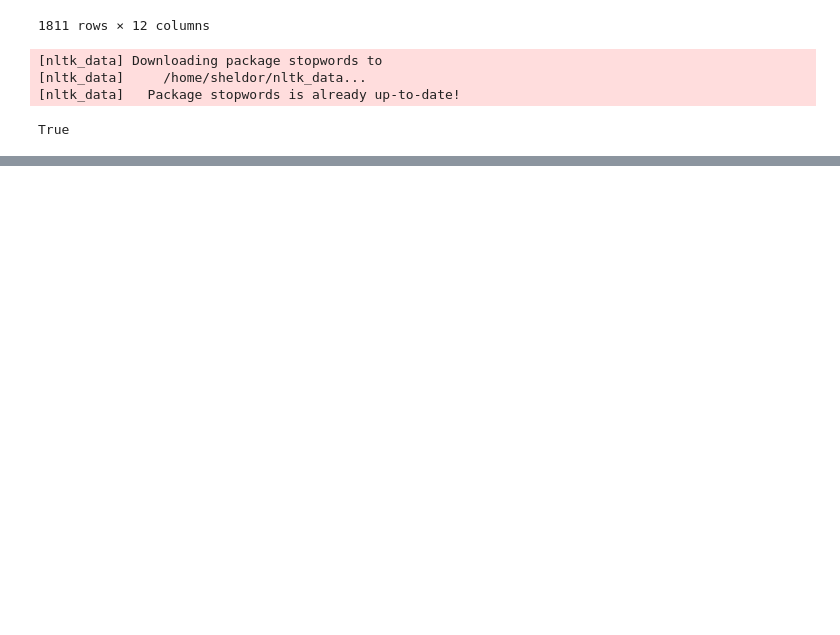
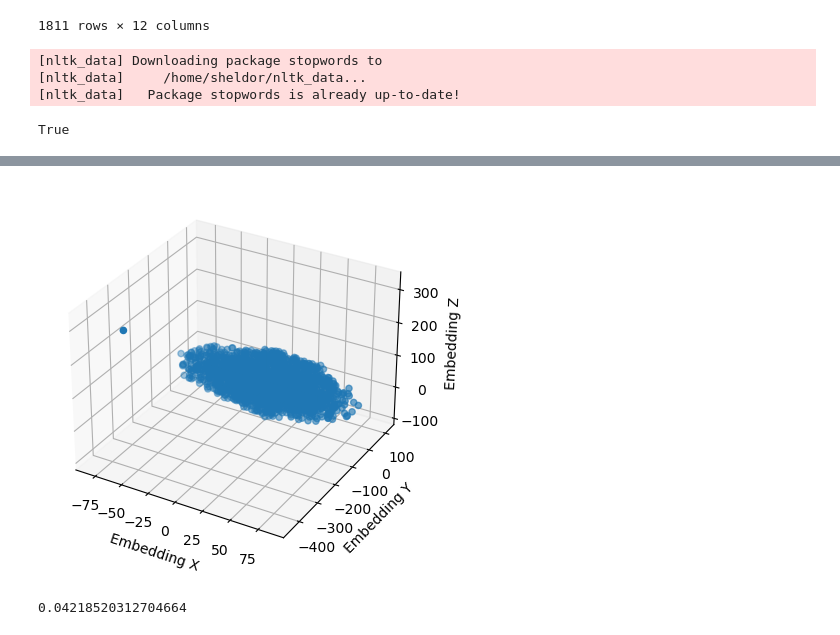
Before and after one commit to NikolasRodriguezA/Modelado_Topicos_Davivienda, a Jupyter notebook: Code/insights y segmentación tweets.ipynb, the cells around one changed output, grey strips where cells are left out. Saved outputs shown, nothing was run; the diff lists cells and outputs as text; code cells hidden in the pictures; blank space fills up the shorter version.

```diff
--- a/Code/insights y segmentación tweets.ipynb
+++ b/Code/insights y segmentación tweets.ipynb
@@ -146,0 +247,3 @@ model_embeddings = fasttext.load_model('cc.es.300.bin')
+# %%
+data['x'] = comentarios_3d[:,0]
+data['y'] = comentarios_3d[:,1]
@@ -146,0 +255,19 @@ model_embeddings = fasttext.load_model('cc.es.300.bin')
+# %%
+fig = plt.figure()
+ax = fig.add_subplot(projection='3d')
+
+ax.scatter(data['x'], data['y'], data['z'])
+
+ax.set_xlabel('Embedding X')
+ax.set_ylabel('Embedding Y')
+ax.set_zlabel('Embedding Z')
+
+plt.show()
+# %% [output]
+[figure, added]
+# %%
+model_segmentacion = DBSCAN(eps=0.44, min_samples=19, metric='cosine')
+clusters_data = model_segmentacion.fit_predict(np.array(list(data['embedding'])))
+print(metrics.silhouette_score(np.array(list(data['embedding'])), clusters_data))
+# %% [output]
+0.04218520312704664
```
Also changed, not shown: parts of 31 cells of this notebook, 1 other file.
